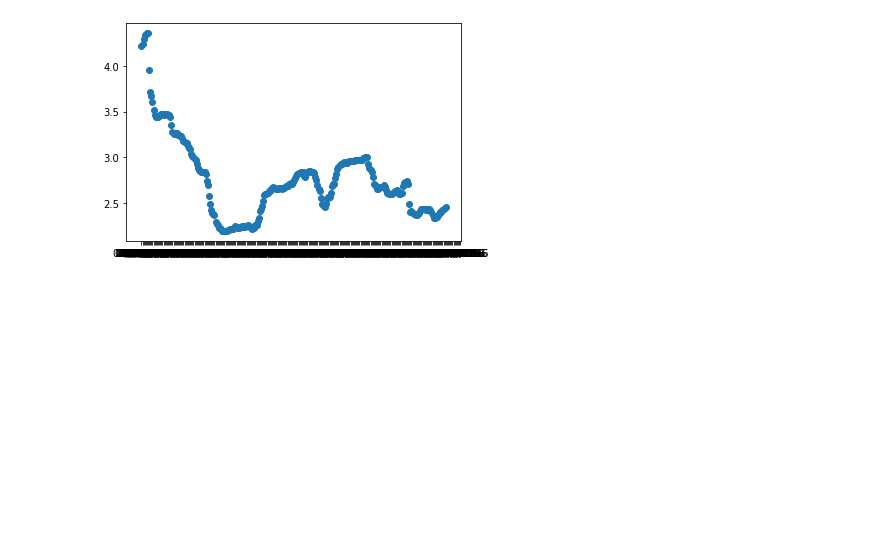
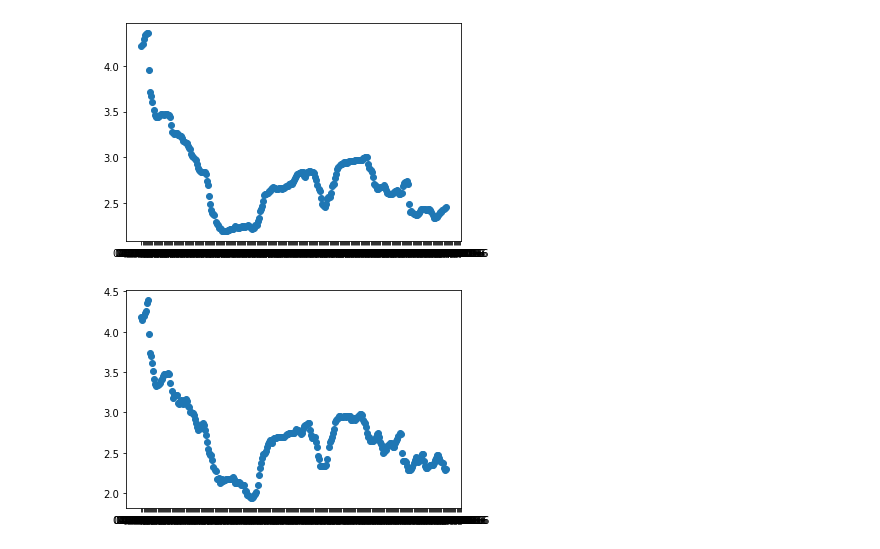
Before and after one commit to emcancode/FinalProjectPDA_Noeth, a Jupyter notebook: FinalProjectPDA.ipynb, the cells around one changed output. Saved outputs shown, nothing was run; the diff lists cells and outputs as text; code cells hidden in the pictures; blank space fills up the shorter version.

```diff
--- a/FinalProjectPDA.ipynb
+++ b/FinalProjectPDA.ipynb
@@ -33,3 +53,11 @@ plt.scatter(df['Date'], df['Batavia Average ($/gal)'])
 plt.show()
 # %% [output]
 [figure]
+# %%
+from matplotlib import pyplot as plt
+
+plt.scatter(df['Date'], df['Elmira Average ($/gal)'])
+
+plt.show()
+# %% [output]
+[figure, added]
```
Also changed, not shown: parts of 3 cells of this notebook.
